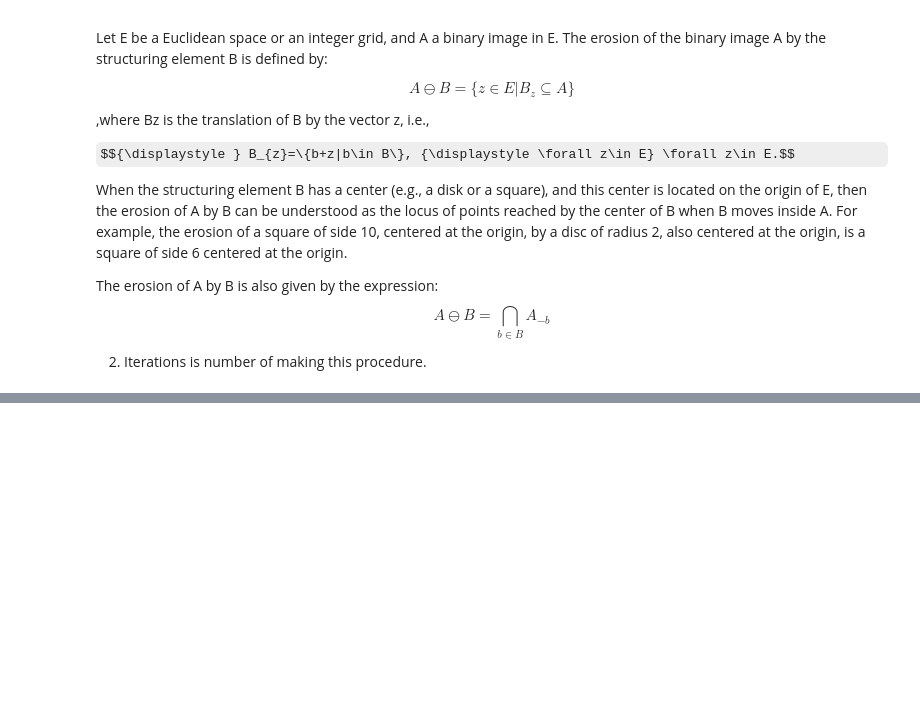
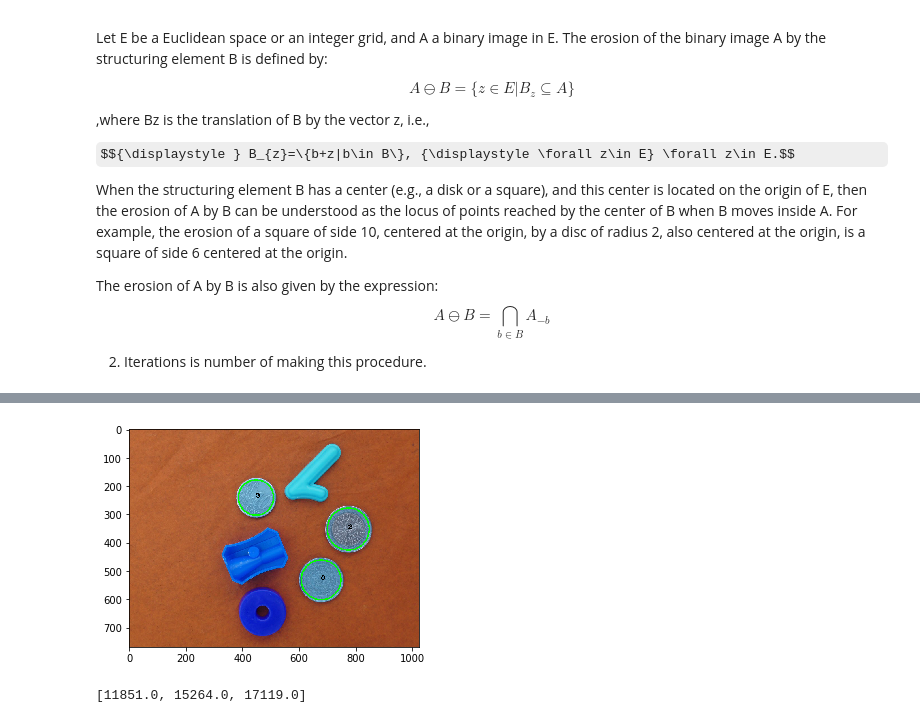
Before and after one commit to adetbekov/ISEL-CSME-DIP, a Jupyter notebook: LAB_1_Coins/Lab_1.ipynb, the cells around one changed output, grey strips where cells are left out. Saved outputs shown, nothing was run; the diff lists cells and outputs as text; code cells hidden in the pictures; some formulas as TeX source; blank space fills up the shorter version.

```diff
--- a/LAB_1_Coins/Lab_1.ipynb
+++ b/LAB_1_Coins/Lab_1.ipynb
@@ -122,26 +164,28 @@ print(hierarchy)
 # %%
 validCoins = []
 cleaned_contours = []
 
 for (i, c) in enumerate(contours):
     if(hierarchy[0][i][2] == -1 and hierarchy[0][i][3] == -1):
         cleaned_contours.append(c)
 
 for (i, c) in enumerate(cleaned_contours):
     m = cv2.moments(c)
     (x,y),radius = cv2.minEnclosingCircle(c)
     center = (int(x),int(y))
     radius = int(radius)
     perimeter = cv2.arcLength(c, True)
-    circularity = (np.abs(perimeter)**2) / m['m00']
+    circularity = (np.abs(perimeter)**2) / (m['m00'] or 1)
 
     if(circularity >= 13.5 and circularity <= 18):
         validCoins.append(c)
         cv2.circle(img, center, radius, (0, 255, 0), 3)
         cv2.putText(img, str(i), center, cv2.FONT_HERSHEY_COMPLEX, 0.7, (0,0,0), 2)
 
 plt.imshow(img, cmap="gray")
 plt.show()
+# %% [output]
+[figure, added]
 # %%
 sortedCoins = []
 
@@ -150,6 +194,8 @@ for c in validCoins:
     sortedCoins.append(s)
 
 print(sorted(sortedCoins))
+# %% [output]
+[11851.0, 15264.0, 17119.0]
 # %%
 def get_nominal(n):
     n = float(n)
```
Also changed, not shown: parts of 6 cells of this notebook, 1 other file.
